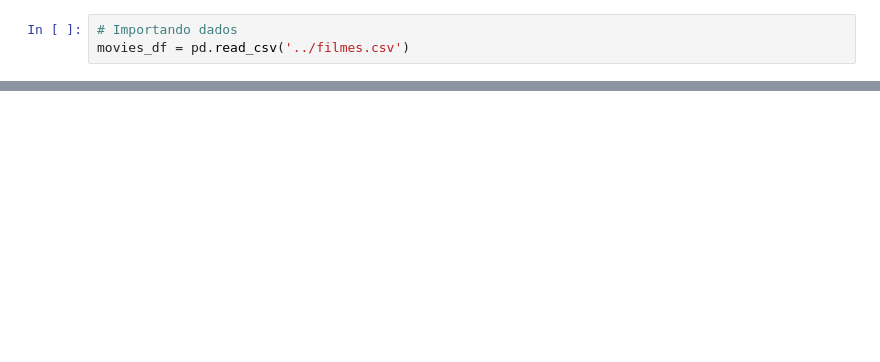
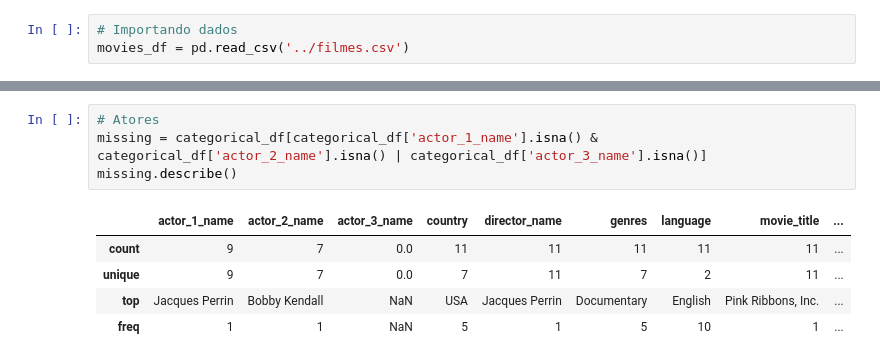
Before and after one commit to dcandrade/movie-data-mining, a Jupyter notebook: preprocessing/Preprocessing.ipynb, the cells around one changed output, grey strips where cells are left out. Cells and saved outputs as stored; diff of their text form; blank space fills up the shorter version.

```diff
--- a/preprocessing/Preprocessing.ipynb
+++ b/preprocessing/Preprocessing.ipynb
@@ -80,0 +104,10 @@ See the caveats in the documentation: http://pandas.pydata.org/pandas-docs/stabl
+# %%
+# Atores
+missing = categorical_df[categorical_df['actor_1_name'].isna() & categorical_df['actor_2_name'].isna() | categorical_df['actor_3_name'].isna()]
+missing.describe()
+# %% [output]
+|  | actor_1_name | actor_2_name | actor_3_name | country | director_name | genres | language | movie_title | ... |
+| count | 9 | 7 | 0.0 | 11 | 11 | 11 | 11 | 11 | ... |
+| unique | 9 | 7 | 0.0 | 7 | 11 | 7 | 2 | 11 | ... |
+| top | Jacques Perrin | Bobby Kendall | NaN | USA | Jacques Perrin | Documentary | English | Pink Ribbons, Inc. | ... |
+| freq | 1 | 1 | NaN | 5 | 1 | 5 | 10 | 1 | ... |
```
Also changed, not shown: parts of 21 cells of this notebook.
